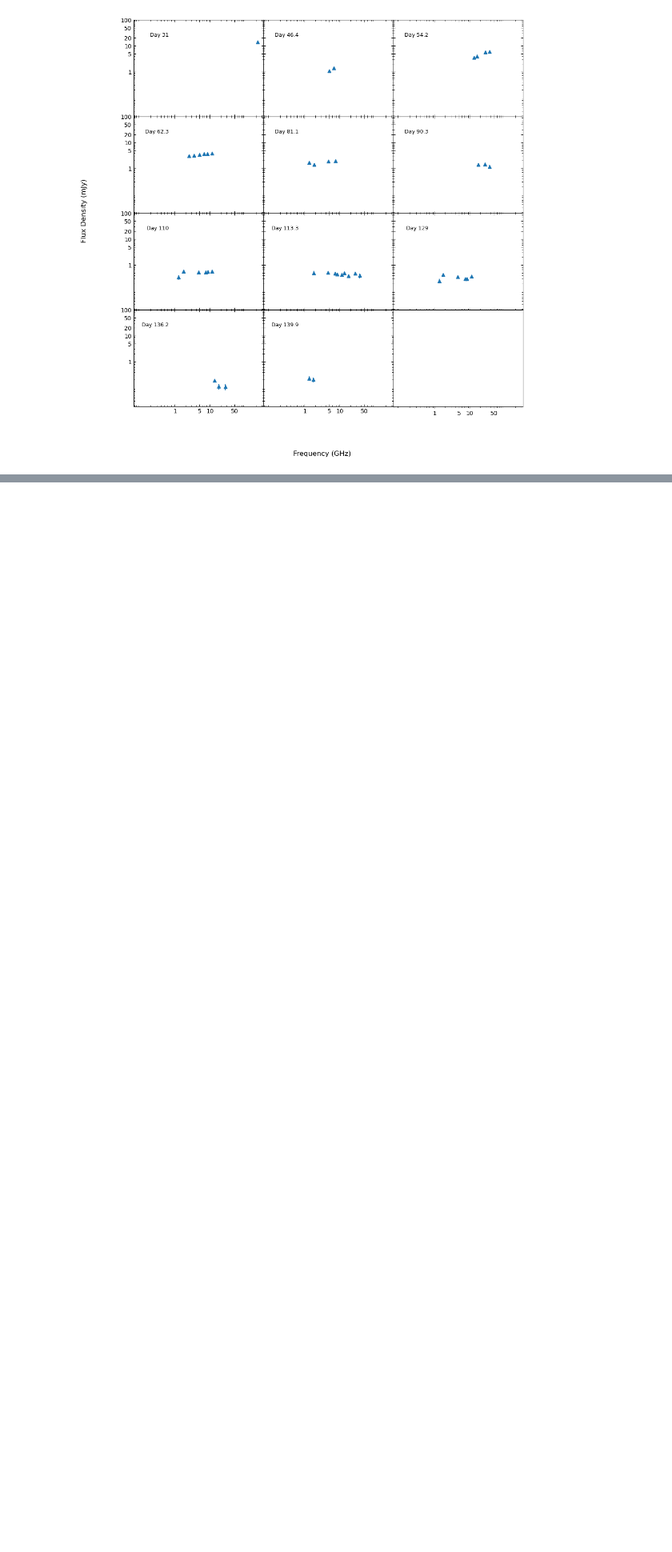
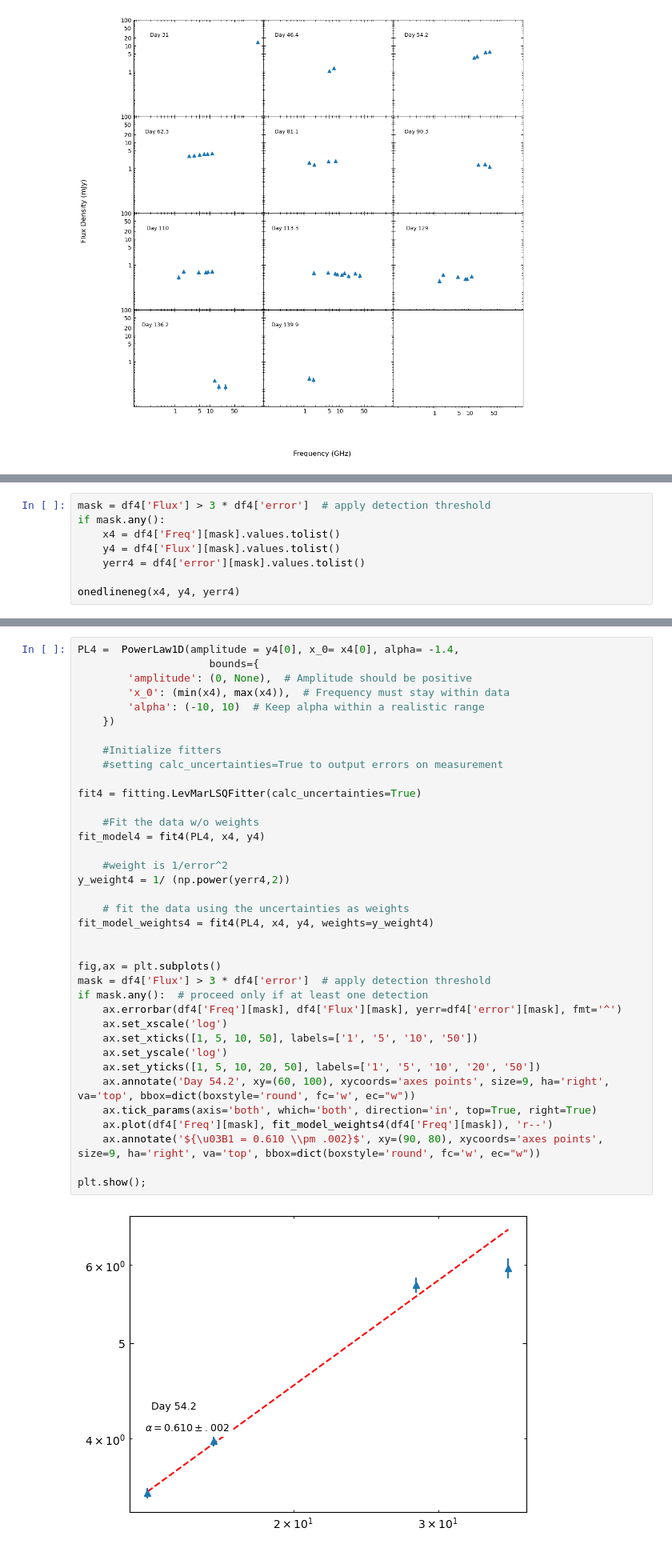
Before and after one commit to Wilhelm005/Research-Code, a Jupyter notebook: V5589_Spectral_Index.ipynb, the cells around one changed output, grey strips where cells are left out. Shown: that part at 80% size. Saved outputs shown, nothing was run; the diff lists cells and outputs as text; blank space fills up the shorter version.

Commit message:
Uploading current (6/9/2025) code of spectral index alpha work

```diff
--- a/V5589_Spectral_Index.ipynb
+++ b/V5589_Spectral_Index.ipynb
@@ -782,0 +758,8 @@ plt.show();
+# %%
+mask = df4['Flux'] > 3 * df4['error']  # apply detection threshold
+if mask.any():
+    x4 = df4['Freq'][mask].values.tolist()
+    y4 = df4['Flux'][mask].values.tolist()
+    yerr4 = df4['error'][mask].values.tolist()
+
+onedlineneg(x4, y4, yerr4)
@@ -782,0 +768,39 @@ plt.show();
+# %%
+PL4 =  PowerLaw1D(amplitude = y4[0], x_0= x4[0], alpha= -1.4,
+                     bounds={
+        'amplitude': (0, None),  # Amplitude should be positive
+        'x_0': (min(x4), max(x4)),  # Frequency must stay within data
+        'alpha': (-10, 10)  # Keep alpha within a realistic range
+    })
+
+    #Initialize fitters
+    #setting calc_uncertainties=True to output errors on measurement
+
+fit4 = fitting.LevMarLSQFitter(calc_uncertainties=True)
+
+    #Fit the data w/o weights
+fit_model4 = fit4(PL4, x4, y4)
+
+    #weight is 1/error^2
+y_weight4 = 1/ (np.power(yerr4,2))
+
+    # fit the data using the uncertainties as weights
+fit_model_weights4 = fit4(PL4, x4, y4, weights=y_weight4)
+
+
+fig,ax = plt.subplots()
+mask = df4['Flux'] > 3 * df4['error']  # apply detection threshold
+if mask.any():  # proceed only if at least one detection
+    ax.errorbar(df4['Freq'][mask], df4['Flux'][mask], yerr=df4['error'][mask], fmt='^')
+    ax.set_xscale('log')
+    ax.set_xticks([1, 5, 10, 50], labels=['1', '5', '10', '50'])
+    ax.set_yscale('log')
+    ax.set_yticks([1, 5, 10, 20, 50], labels=['1', '5', '10', '20', '50'])
+    ax.annotate('Day 54.2', xy=(60, 100), xycoords='axes points', size=9, ha='right', va='top', bbox=dict(boxstyle='round', fc='w', ec="w"))
+    ax.tick_params(axis='both', which='both', direction='in', top=True, right=True)
+    ax.plot(df4['Freq'][mask], fit_model_weights4(df4['Freq'][mask]), 'r--')
+    ax.annotate('${\u03B1 = 0.610 \\pm .002}$', xy=(90, 80), xycoords='axes points', size=9, ha='right', va='top', bbox=dict(boxstyle='round', fc='w', ec="w"))
+
+plt.show();
+# %% [output]
+[figure, added]
```
Also changed, not shown: parts of 63 cells of this notebook.
